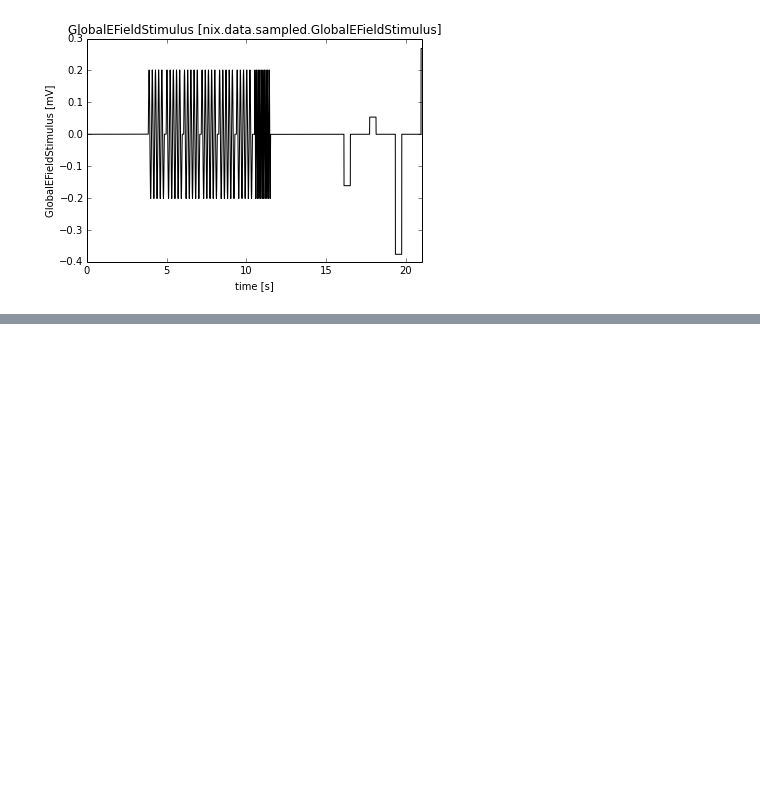
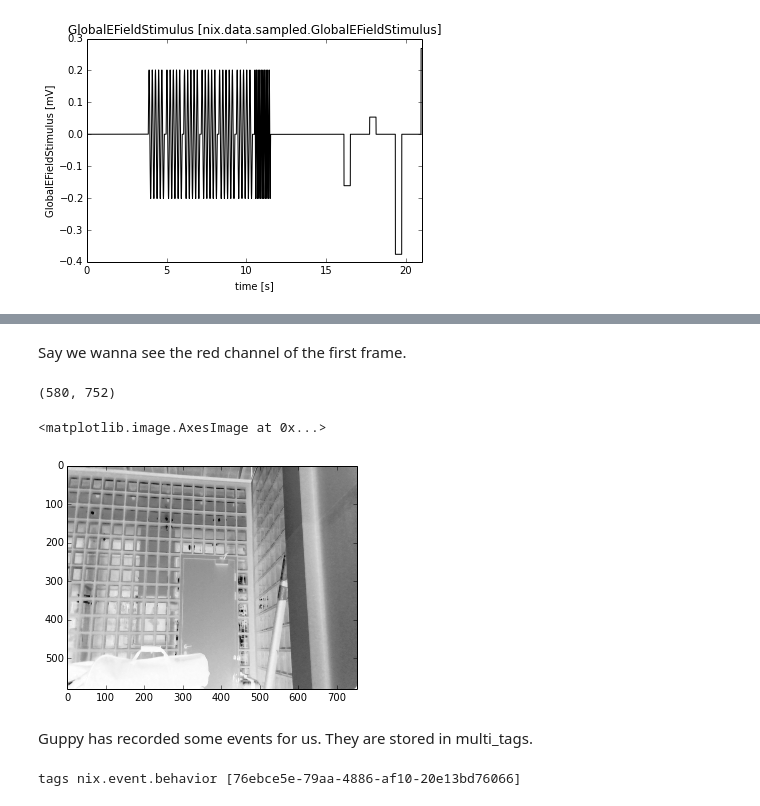
Before and after one commit to G-Node/nix-demo, a Jupyter notebook: NIX INCF TF Meeting 2014.ipynb, the cells around one changed output, grey strips where cells are left out. Cells and saved outputs as stored; diff of their text form; code cells hidden in the pictures; blank space fills up the shorter version.

```diff
--- a/NIX INCF TF Meeting 2014.ipynb
+++ b/NIX INCF TF Meeting 2014.ipynb
@@ -189,0 +226,2 @@ pl.add_plot(block.data_arrays['f418663e-0fd2-46d9-9d28-cb2488b426a2'])
+# %%
+video = block.data_arrays['5eeae436-db18-48e1-a7ed-2b73deb25014']
@@ -189,0 +258,13 @@ pl.add_plot(block.data_arrays['f418663e-0fd2-46d9-9d28-cb2488b426a2'])
+# %% [markdown]
+Say we wanna see the red channel of the first frame.
+# %%
+f1_r = video.data[:, :, 0, 0]
+# %%
+print(f1_r.shape)
+# %% [output]
+(580, 752)
+# %%
+plt.imshow(f1_r, cmap=mpl.cm.get_cmap('Greys'))
+# %% [output]
+<matplotlib.image.AxesImage at 0x...>
+[figure, added]
@@ -189,0 +276,7 @@ pl.add_plot(block.data_arrays['f418663e-0fd2-46d9-9d28-cb2488b426a2'])
+# %% [markdown]
+Guppy has recorded some events for us. They are stored in multi_tags.
+# %%
+for t in block.multi_tags:
+    print("%s %s [%s]"  % (t.name, t.type, t.id))
+# %% [output]
+tags nix.event.behavior [76ebce5e-79aa-4886-af10-20e13bd76066]
```
Also changed, not shown: parts of 15 cells of this notebook.
